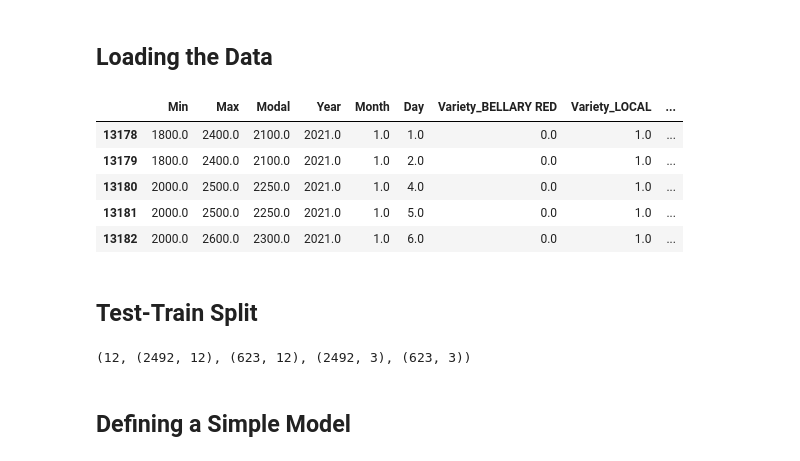
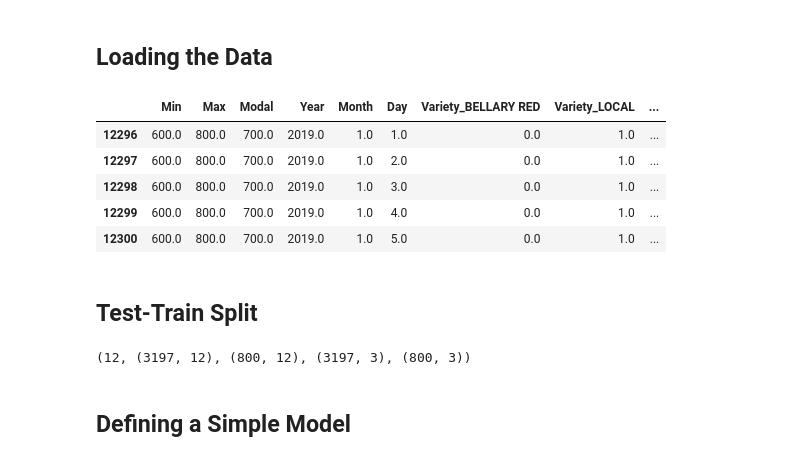
Before and after one commit to Tharun-v789/agripredict, a Jupyter notebook: PredictiveAnalysisDL.ipynb, the cells around one changed output. Saved outputs shown, nothing was run; the diff lists cells and outputs as text; code cells hidden in the pictures.

```diff
--- a/PredictiveAnalysisDL.ipynb
+++ b/PredictiveAnalysisDL.ipynb
@@ -29,35 +28,35 @@ from sklearn.utils import shuffle
 # %%
 # Loading the data
 bengaluru_df = pd.read_csv('preprocessed_krama_report_bengaluru.csv')
 doddaballapur_df = pd.read_csv('preprocessed_krama_report_doddaballapur.csv')
 hubballi_df = pd.read_csv('preprocessed_krama_report_hubballi.csv')
 mysuru_df = pd.read_csv('preprocessed_krama_report_mysuru.csv')
 
 all_df = [bengaluru_df, doddaballapur_df, hubballi_df, mysuru_df]
 # For each dataset we will consider only the prices for the last three years in the Year column
 for i in range(4):
     df = all_df[i]
-    all_df[i] = df[df['Year'] >= 2021]
+    all_df[i] = df[df['Year'] >= 2019]
 bengaluru_df = all_df[0]
 bengaluru_df.head()
 # %% [output]
 |  | Min | Max | Modal | Year | Month | Day | Variety_BELLARY RED | Variety_LOCAL | ... |
-| 13178 | 1800.0 | 2400.0 | 2100.0 | 2021.0 | 1.0 | 1.0 | 0.0 | 1.0 | ... |
-| 13179 | 1800.0 | 2400.0 | 2100.0 | 2021.0 | 1.0 | 2.0 | 0.0 | 1.0 | ... |
-| 13180 | 2000.0 | 2500.0 | 2250.0 | 2021.0 | 1.0 | 4.0 | 0.0 | 1.0 | ... |
-| 13181 | 2000.0 | 2500.0 | 2250.0 | 2021.0 | 1.0 | 5.0 | 0.0 | 1.0 | ... |
-| 13182 | 2000.0 | 2600.0 | 2300.0 | 2021.0 | 1.0 | 6.0 | 0.0 | 1.0 | ... |
+| 12296 | 600.0 | 800.0 | 700.0 | 2019.0 | 1.0 | 1.0 | 0.0 | 1.0 | ... |
+| 12297 | 600.0 | 800.0 | 700.0 | 2019.0 | 1.0 | 2.0 | 0.0 | 1.0 | ... |
+| 12298 | 600.0 | 800.0 | 700.0 | 2019.0 | 1.0 | 3.0 | 0.0 | 1.0 | ... |
+| 12299 | 600.0 | 800.0 | 700.0 | 2019.0 | 1.0 | 4.0 | 0.0 | 1.0 | ... |
+| 12300 | 600.0 | 800.0 | 700.0 | 2019.0 | 1.0 | 5.0 | 0.0 | 1.0 | ... |
 # %% [markdown]
 ## Test-Train Split
 # %%
 X = bengaluru_df.drop(columns=['Min', 'Max', 'Modal'])
 Y = bengaluru_df[['Min', 'Max', 'Modal']]
 
-x_train, x_test, y_train, y_test = train_test_split(X, Y, test_size=0.2, random_state=0)
+x_train, x_test, y_train, y_test = train_test_split(X, Y, test_size=0.2, random_state=100)
 input_size = x_train.shape[1]
 input_size, x_train.shape, x_test.shape, y_train.shape, y_test.shape
 # %% [output]
-(12, (2492, 12), (623, 12), (2492, 3), (623, 3))
+(12, (3197, 12), (800, 12), (3197, 3), (800, 3))
 # %% [markdown]
 ## Defining a Simple Model
 # %%
```
Also changed, not shown: parts of 9 cells of this notebook.
